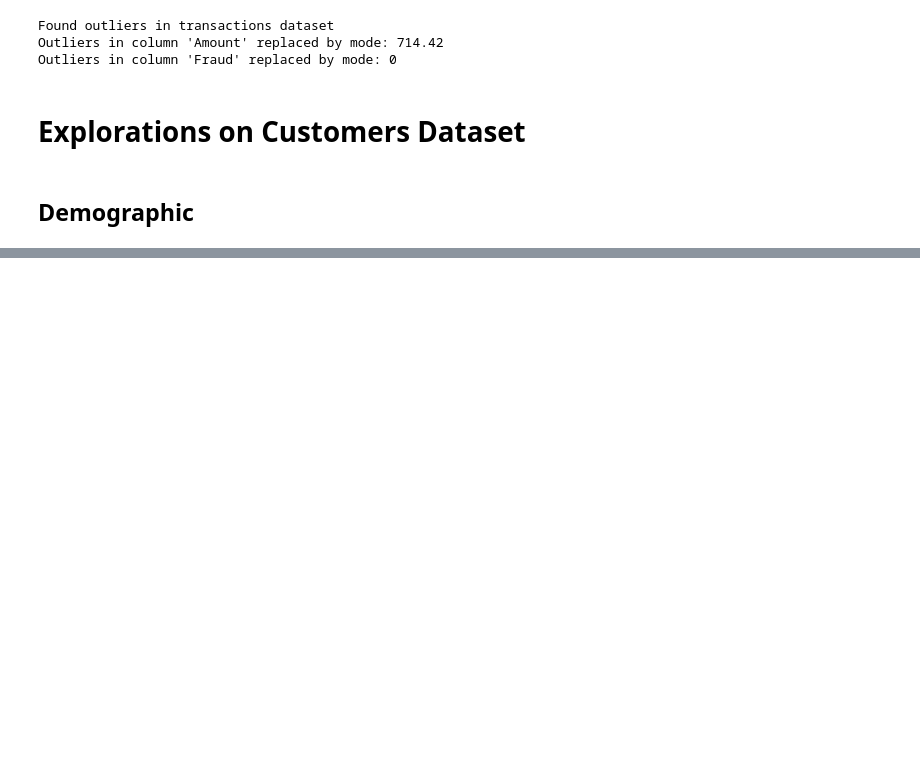
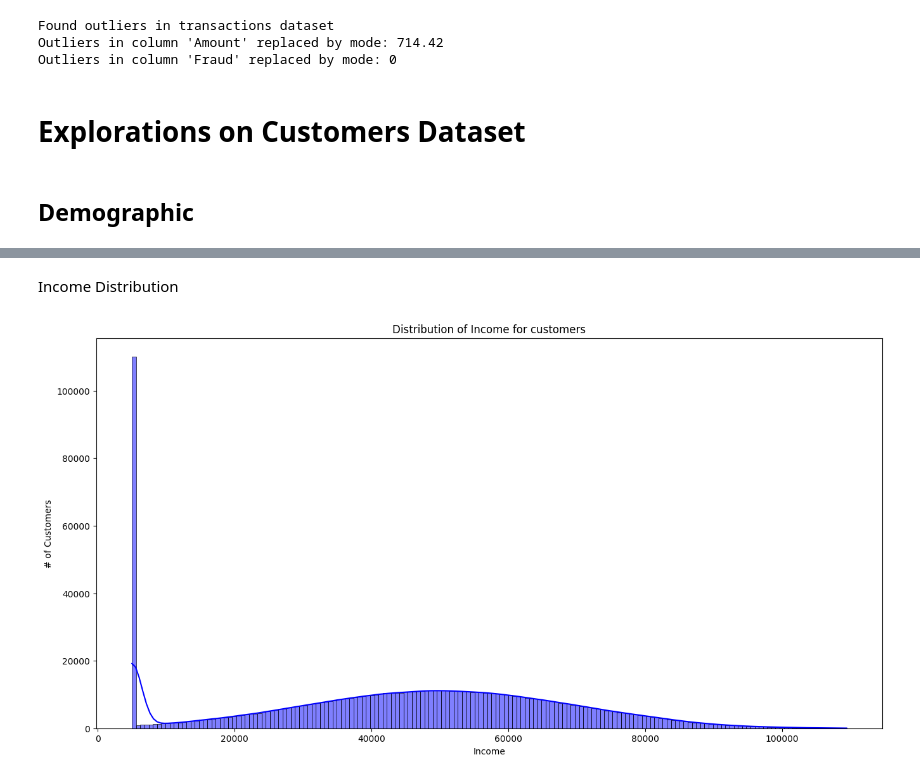
Before and after one commit to official-okello/IntelliSence, a Jupyter notebook: notebooks/initial.ipynb, the cells around one changed output, grey strips where cells are left out. Saved outputs shown, nothing was run; the diff lists cells and outputs as text; code cells hidden in the pictures; blank space fills up the shorter version.

```diff
--- a/notebooks/initial.ipynb
+++ b/notebooks/initial.ipynb
@@ -260,0 +265,11 @@ memory usage: 122.1+ MB
+# %% [markdown]
+Income Distribution
+# %%
+plt.figure(figsize=(16, 8))
+sns.histplot(data=customers, x='Income', kde=True, color='Blue')
+plt.title(f'Distribution of Income for customers')
+plt.xlabel('Income')
+plt.ylabel('# of Customers')
+plt.show()
+# %% [output]
+[figure, added]
```
Also changed, not shown: parts of 40 cells of this notebook.
